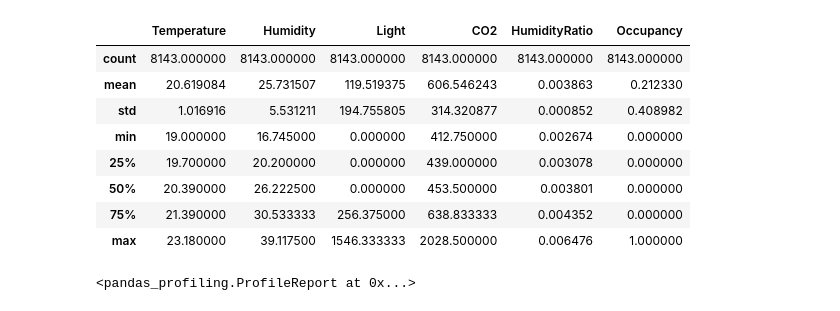
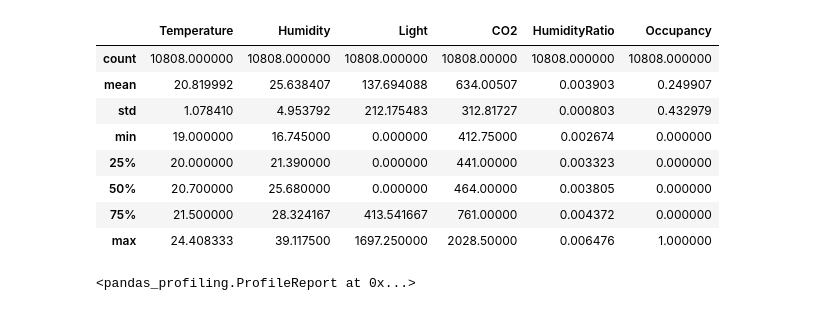
Before and after one commit to brunaoliveira/pandas-profiling, a Jupyter notebook: Pandas profiling.ipynb, the cells around one changed output. Drawn from its saved outputs; the diff is of its cells as text; code cells hidden in the pictures.

Commit message:
adiciona datatraining.csv

```diff
--- a/Pandas profiling.ipynb
+++ b/Pandas profiling.ipynb
@@ -1,24 +1,26 @@
 # %%
 # importing required packages
 import pandas as pd
 import pandas_profiling
 import numpy as np
 
 # importing the data
-df = pd.read_csv('Aprendizado Supervisionado - Trabalho Final/occupancy_data/datatraining.csv')
+df1 = pd.read_csv('datatest.csv')
+df2 = pd.read_csv('datatraining.csv')
 
+df = pd.concat([df1, df2])
 # descriptive statistics
 df.describe()
 # %% [output]
 |  | Temperature | Humidity | Light | CO2 | HumidityRatio | Occupancy |
-| count | 8143.000000 | 8143.000000 | 8143.000000 | 8143.000000 | 8143.000000 | 8143.000000 |
-| mean | 20.619084 | 25.731507 | 119.519375 | 606.546243 | 0.003863 | 0.212330 |
-| std | 1.016916 | 5.531211 | 194.755805 | 314.320877 | 0.000852 | 0.408982 |
-| min | 19.000000 | 16.745000 | 0.000000 | 412.750000 | 0.002674 | 0.000000 |
-| 25% | 19.700000 | 20.200000 | 0.000000 | 439.000000 | 0.003078 | 0.000000 |
-| 50% | 20.390000 | 26.222500 | 0.000000 | 453.500000 | 0.003801 | 0.000000 |
-| 75% | 21.390000 | 30.533333 | 256.375000 | 638.833333 | 0.004352 | 0.000000 |
-| max | 23.180000 | 39.117500 | 1546.333333 | 2028.500000 | 0.006476 | 1.000000 |
+| count | 10808.000000 | 10808.000000 | 10808.000000 | 10808.00000 | 10808.000000 | 10808.000000 |
+| mean | 20.819992 | 25.638407 | 137.694088 | 634.00507 | 0.003903 | 0.249907 |
+| std | 1.078410 | 4.953792 | 212.175483 | 312.81727 | 0.000803 | 0.432979 |
+| min | 19.000000 | 16.745000 | 0.000000 | 412.75000 | 0.002674 | 0.000000 |
+| 25% | 20.000000 | 21.390000 | 0.000000 | 441.00000 | 0.003323 | 0.000000 |
+| 50% | 20.700000 | 25.680000 | 0.000000 | 464.00000 | 0.003805 | 0.000000 |
+| 75% | 21.500000 | 28.324167 | 413.541667 | 761.00000 | 0.004372 | 0.000000 |
+| max | 24.408333 | 39.117500 | 1697.250000 | 2028.50000 | 0.006476 | 1.000000 |
 # %%
 pandas_profiling.ProfileReport(df)
 # %% [output]
```
Also changed, not shown: parts of 2 cells of this notebook.
